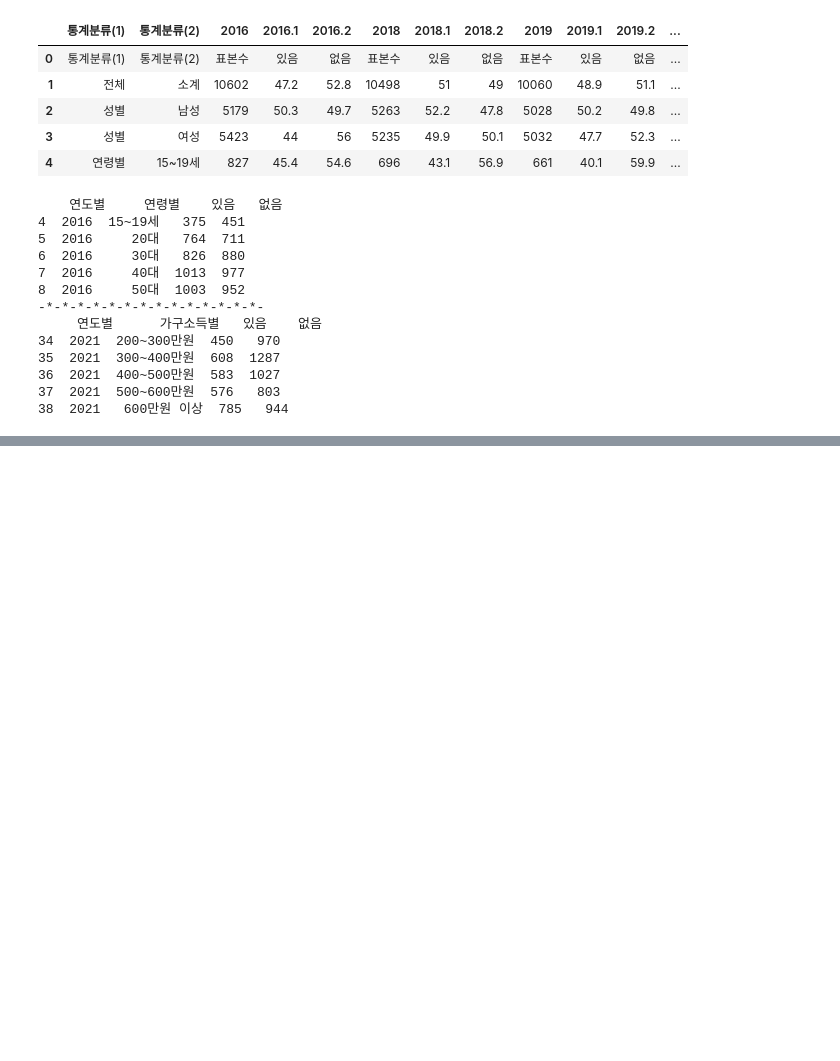
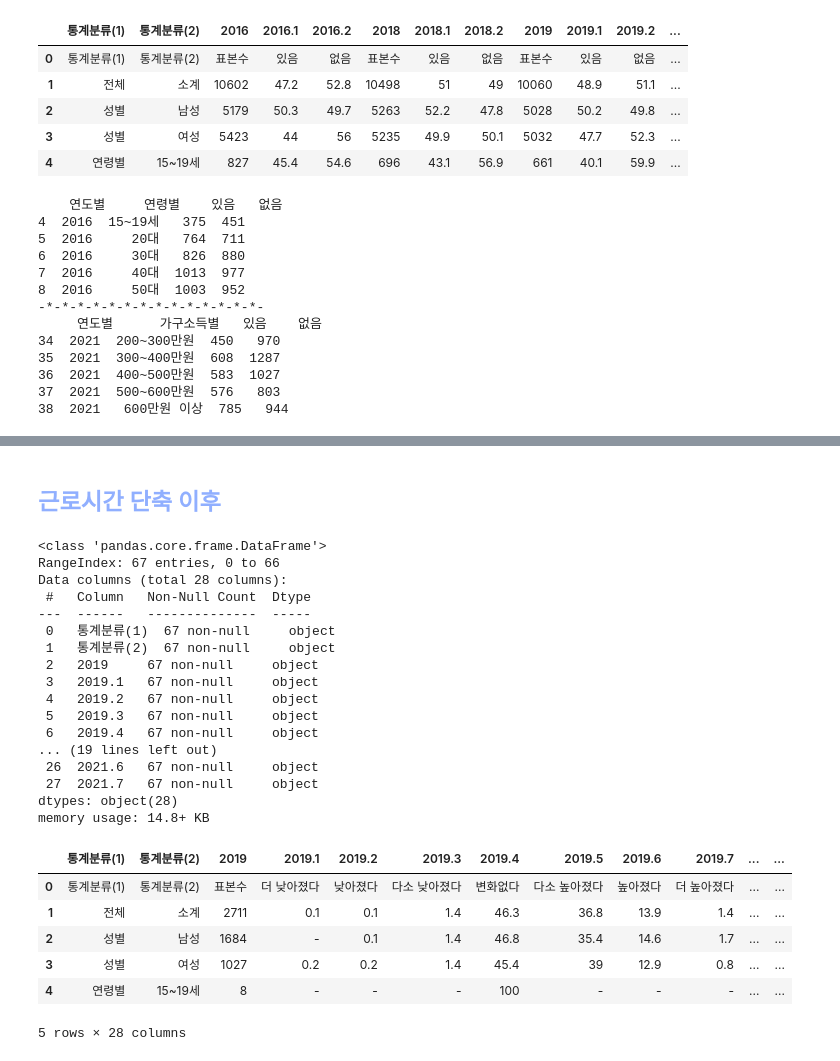
Before and after one commit to nyeokinyeoki/Toy-Projects-with-Tableau, a Jupyter notebook: Side_pro_leis.ipynb, the cells around one changed output, grey strips where cells are left out. Cells and saved outputs as stored; diff of their text form; code cells hidden in the pictures; blank space fills up the shorter version.

```diff
--- a/Side_pro_leis.ipynb
+++ b/Side_pro_leis.ipynb
@@ -357,0 +423,31 @@ print(rep_per_year_inc.tail())
+# %% [markdown]
+## <font color="#90AFFF"> 근로시간 단축 이후 </font>
+# %%
+cut_worktime = pd.read_csv("G:/내 드라이브/취미/근로시간_단축_이후_여가만족도_20230510094931.csv", encoding="cp949")
+cut_worktime.info()
+cut_worktime.head()
+# %% [output]
+<class 'pandas.core.frame.DataFrame'>
+RangeIndex: 67 entries, 0 to 66
+Data columns (total 28 columns):
+ #   Column   Non-Null Count  Dtype
+---  ------   --------------  -----
+ 0   통계분류(1)  67 non-null     object
+ 1   통계분류(2)  67 non-null     object
+ 2   2019     67 non-null     object
+ 3   2019.1   67 non-null     object
+ 4   2019.2   67 non-null     object
+ 5   2019.3   67 non-null     object
+ 6   2019.4   67 non-null     object
+... (19 lines left out)
+ 26  2021.6   67 non-null     object
+ 27  2021.7   67 non-null     object
+dtypes: object(28)
+memory usage: 14.8+ KB
+|  | 통계분류(1) | 통계분류(2) | 2019 | 2019.1 | 2019.2 | 2019.3 | 2019.4 | 2019.5 | 2019.6 | 2019.7 | ... | ... |
+| 0 | 통계분류(1) | 통계분류(2) | 표본수 | 더 낮아졌다 | 낮아졌다 | 다소 낮아졌다 | 변화없다 | 다소 높아졌다 | 높아졌다 | 더 높아졌다 | ... | ... |
+| 1 | 전체 | 소계 | 2711 | 0.1 | 0.1 | 1.4 | 46.3 | 36.8 | 13.9 | 1.4 | ... | ... |
+| 2 | 성별 | 남성 | 1684 | - | 0.1 | 1.4 | 46.8 | 35.4 | 14.6 | 1.7 | ... | ... |
+| 3 | 성별 | 여성 | 1027 | 0.2 | 0.2 | 1.4 | 45.4 | 39 | 12.9 | 0.8 | ... | ... |
+| 4 | 연령별 | 15~19세 | 8 | - | - | - | 100 | - | - | - | ... | ... |
+5 rows × 28 columns
```
Also changed, not shown: parts of 6 cells of this notebook.
